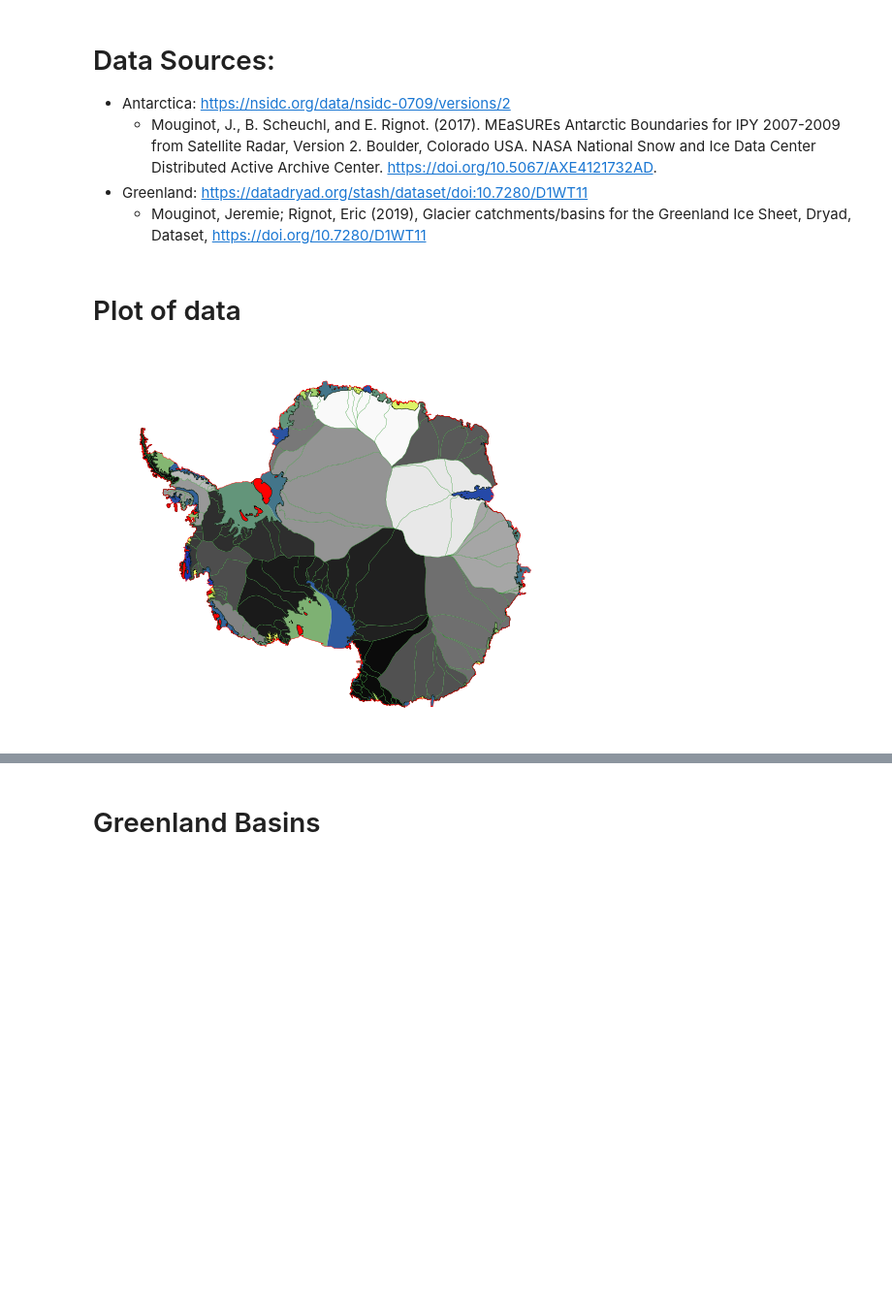
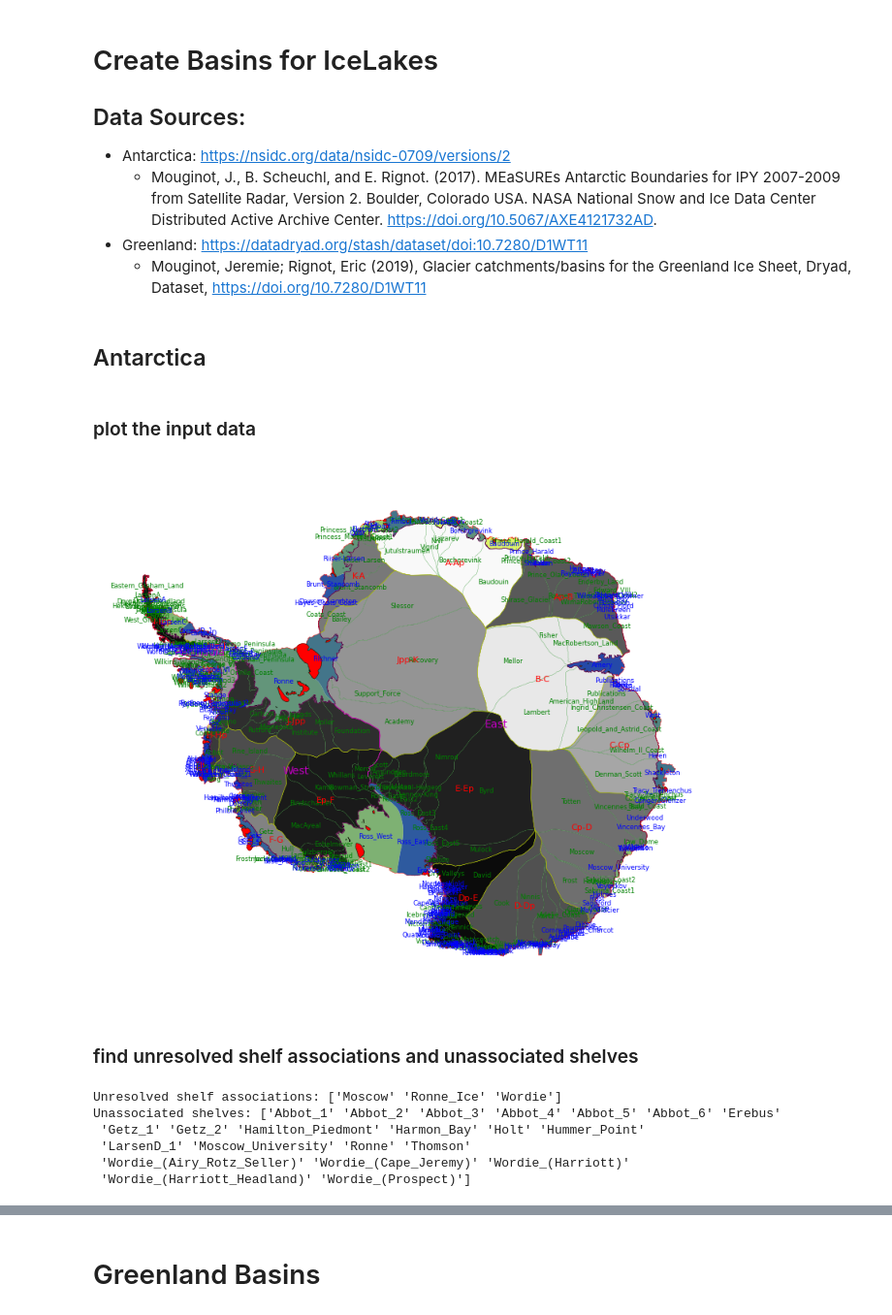
Before and after one commit to fliphilipp/GlacierLakeDetectionICESat2, a Jupyter notebook: basins/make_basins.ipynb, the cells around one changed output, grey strips where cells are left out. Shown at 97% size. Cells and saved outputs as stored; diff of their text form; code cells hidden in the pictures; blank space fills up the shorter version.

```diff
--- a/basins/make_basins.ipynb
+++ b/basins/make_basins.ipynb
@@ -1,5 +1,7 @@
 # %% [markdown]
-# Data Sources:
+# Create Basins for IceLakes
+
+## Data Sources:
 - Antarctica: https://nsidc.org/data/nsidc-0709/versions/2
   - Mouginot, J., B. Scheuchl, and E. Rignot. (2017). MEaSUREs Antarctic Boundaries for IPY 2007-2009 from Satellite Radar, Version 2. Boulder, Colorado USA. NASA National Snow and Ice Data Center Distributed Active Archive Center. https://doi.org/10.5067/AXE4121732AD.
 - Greenland: https://datadryad.org/stash/dataset/doi:10.7280/D1WT11
@@ -11,31 +13,69 @@ import matplotlib.pyplot as plt
 import numpy as np
 from cmcrameri import cm as cmc
 from shapely.geometry import Polygon
+# %% [markdown]
+## Antarctica
+# %%
+fn_basin = 'Basins_Antarctica_v02.shp'
+fn_shelf = 'IceShelf_Antarctica_v02.shp'
+fn_coast = 'Coastline_Antarctica_v02.shp'
+fn_ground = 'GroundingLine_Antarctica_v02.shp'
+
+gdf_basin = gpd.read_file(fn_basin)
+gdf_shelf = gpd.read_file(fn_shelf)
+gdf_coast = gpd.read_file(fn_coast)
+gdf_ground = gpd.read_file(fn_ground)
 # %% [markdown]
-# Plot of data
+### plot the input data
 # %%
-fig, ax = plt.subplots(figsize=[5,4])
+fig, ax = plt.subplots(figsize=[8,7])
 
-fn = 'Basins_Antarctica_v02.shp'
-gdf = gpd.read_file(fn)
-gdf.loc[gdf.NAME=='Islands','Subregions'] = 'Islands'
-gdf.plot(column='Subregions', cmap=cmc.grayCS, ax=ax)
-gdf[gdf.NAME=='Islands'].plot(color='r', ax=ax)
-gdf.boundary.plot(color='g', ax=ax, lw=0.1)
+gdf_basin.loc[gdf_basin.NAME=='Islands','Subregions'] = 'Islands'
+gdf_basin.plot(column='Subregions', cmap=cmc.grayCS, ax=ax)
+gdf_basin[gdf_basin.NAME=='Islands'].plot(color='r', ax=ax)
+gdf_basin.boundary.plot(color='g', ax=ax, lw=0.1)
+gdf_basin.apply(lambda x: ax.annotate(text=x['NAME'], xy=x.geometry.centroid.coords[0], ha='center',va='center',color='g',fontsize=6),axis=1)
+gdf_regions = gdf_basin.dissolve('Subregions')[['Regions', 'geometry']].reset_index()
+gdf_regions = gdf_regions[gdf_regions.Regions != 'Islands']
+gdf_regions.boundary.plot(color='y', ax=ax, lw=0.3)
+gdf_regions.apply(lambda x: ax.annotate(text=x['Subregions'], xy=x.geometry.centroid.coords[0], ha='center',va='center',color='r',fontsize=8),axis=1)
+gdf_mainregions = gdf_regions.dissolve('Regions')[['geometry']].reset_index()
+gdf_mainregions.boundary.plot(color='m', ax=ax, lw=0.5)
+gdf_mainregions.apply(lambda x: ax.annotate(text=x['Regions'], xy=x.geometry.centroid.coords[0], ha='center',va='center',color='m',fontsize=10),axis=1)
 
-fn = 'IceShelf_Antarctica_v02.shp'
-gdf = gpd.read_file(fn)
-gdf.plot(column='NAME', cmap=cmc.imolaS, ax=ax)
+gdf_shelf.plot(column='NAME', cmap=cmc.imolaS, ax=ax)
+gdf_shelf.apply(lambda x: ax.annotate(text=x['NAME'], xy=x.geometry.centroid.coords[0], ha='center',va='center',color='b',fontsize=6),axis=1)
 
-fn = 'GroundingLine_Antarctica_v02.shp'
-gdf = gpd.read_file(fn)
-gdf.boundary.plot(color='k', ax=ax, lw=0.3)
+gdf_ground.boundary.plot(color='k', ax=ax, lw=0.3)
 
-fn = 'Coastline_Antarctica_v02.shp'
-gdf = gpd.read_file(fn)
-gdf.boundary.plot(color='r', ax=ax, lw=0.3)
+gdf_coast.boundary.plot(color='r', ax=ax, lw=0.3)
 
 ax.axis('off')
 fig.tight_layout()
 # %% [output]
-[figure, old version]
+[figure, new version]
+# %% [markdown]
+### find unresolved shelf associations and unassociated shelves
+# %%
+def find_shelf_errors(gdf_shelf, gdf_basin):
+    shelf_names = np.array(gdf_shelf.NAME)
+    asso_shelves = []
+    for shelves in gdf_basin.Asso_Shelf:
+        if type(shelves) is not float:
+            asso_shelves += shelves.split('/')
+    asso_shelves = np.unique(np.array(asso_shelves))
+    asso_shelves = np.array([x for x in asso_shelves if len(x)>0])
+    unresolved_associations = np.setdiff1d(asso_shelves, shelf_names)
+    print('Unresolved shelf associations:', unresolved_associations)
+    unassociated_shelves = np.setdiff1d(shelf_names, asso_shelves)
+    print('Unassociated shelves:', unassociated_shelves)
+    return unresolved_associations, unassociated_shelves
+
+unresolved_associations, unassociated_shelves = find_shelf_errors(gdf_shelf, gdf_basin)
+# %% [output]
+Unresolved shelf associations: ['Moscow' 'Ronne_Ice' 'Wordie']
+Unassociated shelves: ['Abbot_1' 'Abbot_2' 'Abbot_3' 'Abbot_4' 'Abbot_5' 'Abbot_6' 'Erebus'
+ 'Getz_1' 'Getz_2' 'Hamilton_Piedmont' 'Harmon_Bay' 'Holt' 'Hummer_Point'
+ 'LarsenD_1' 'Moscow_University' 'Ronne' 'Thomson'
+ 'Wordie_(Airy_Rotz_Seller)' 'Wordie_(Cape_Jeremy)' 'Wordie_(Harriott)'
+ 'Wordie_(Harriott_Headland)' 'Wordie_(Prospect)']
```
Also changed, not shown: parts of 11 cells of this notebook.
